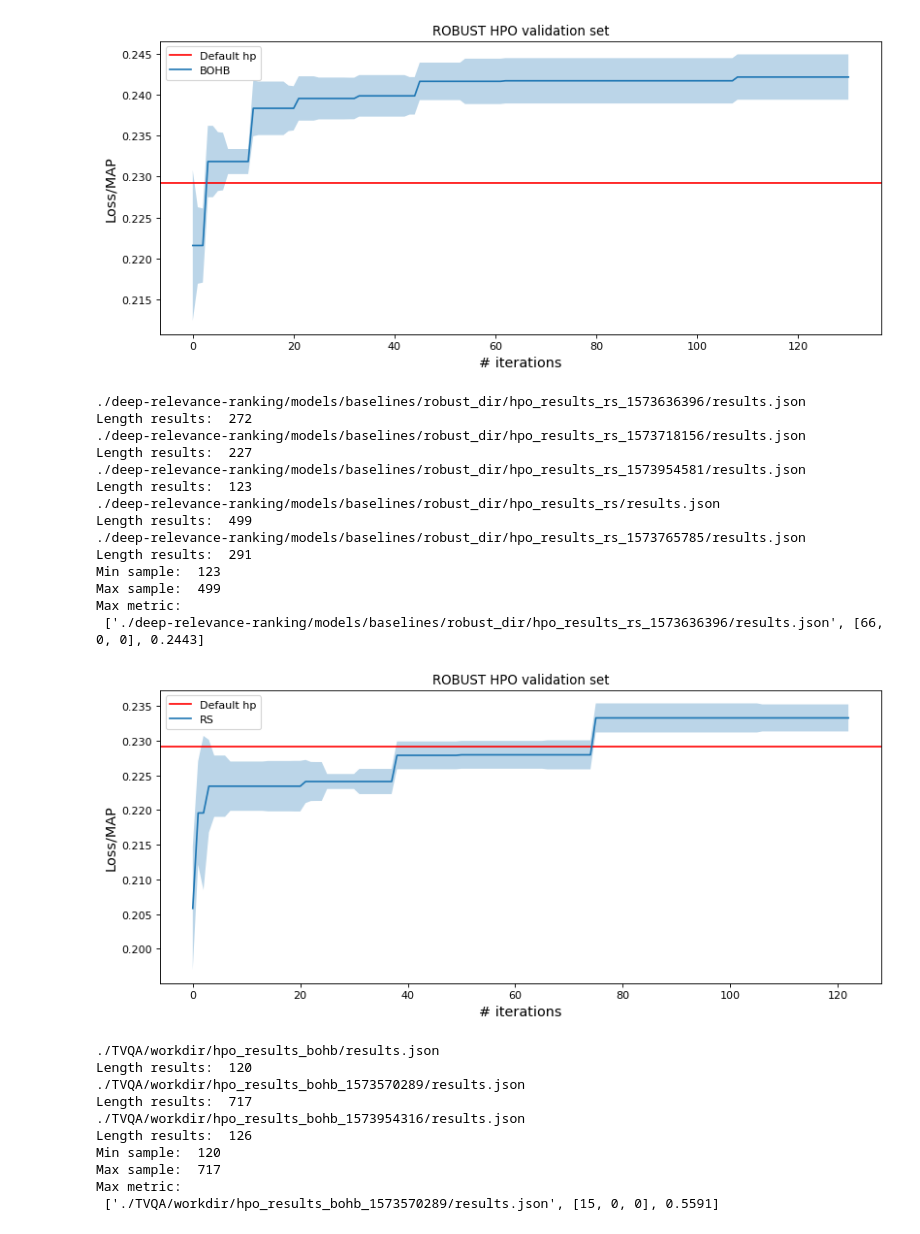
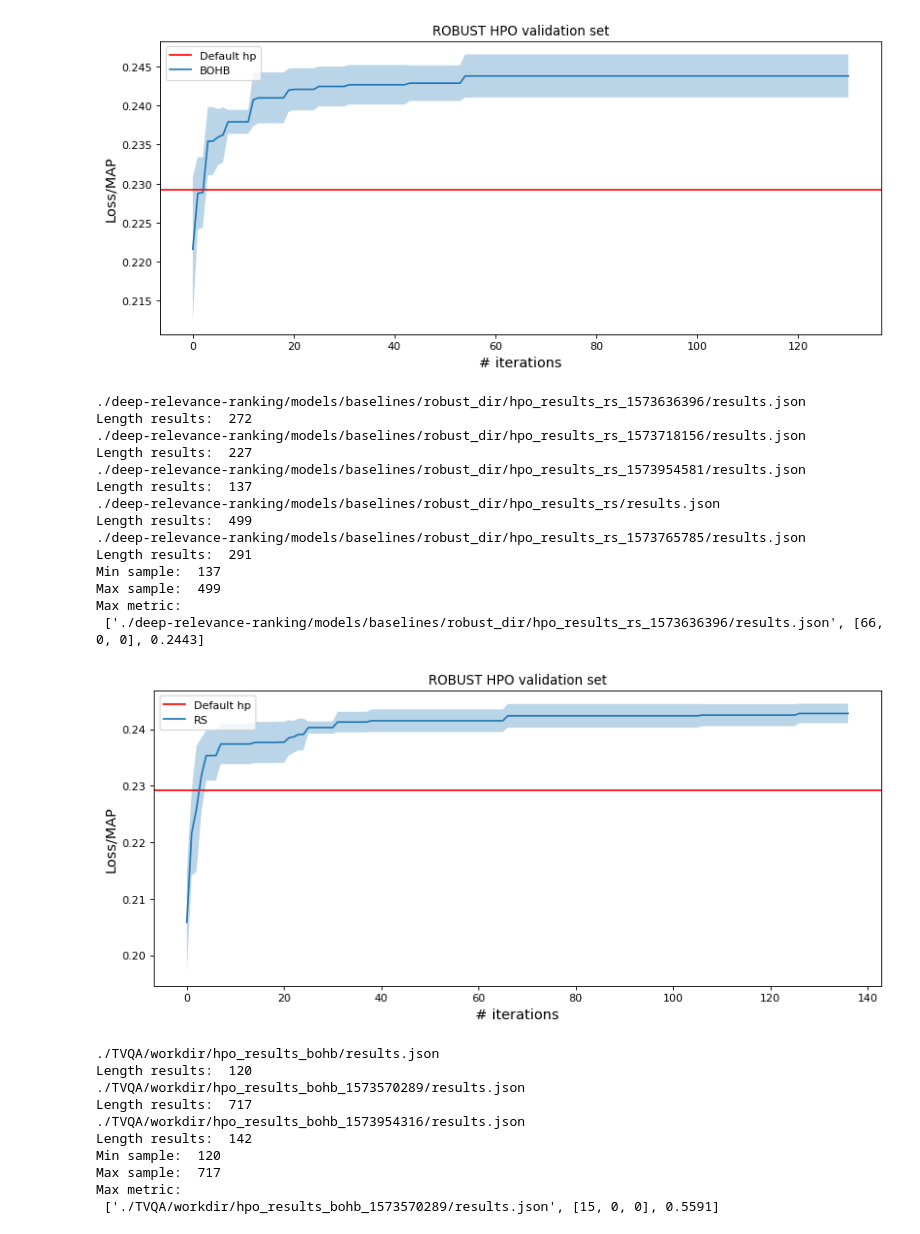
Before and after one commit to fj-morales/deep-relevance-ranking, a Jupyter notebook: models/baselines/HPO_analysis_intermediate.ipynb, the cells around one changed output. Cells and saved outputs as stored; diff of their text form; code cells hidden in the pictures.

Commit message:
HPO plots fixes with avg

```diff
--- a/models/baselines/HPO_analysis_intermediate.ipynb
+++ b/models/baselines/HPO_analysis_intermediate.ipynb
@@ -147,6 +147,9 @@ def get_avg_results(results_files):
             res.append(r_load)
         else:
             print('Do not plot. Too small sample: ', r)
+
+        ## Borrar
+#         print(r_load['loss_data'][0:10])
 
     min_len = min(len(r['loss_data']) for r in res)
     max_len = max(len(r['loss_data']) for r in res)
@@ -169,7 +172,8 @@ def get_avg_results(results_files):
 
     min_losess = [get_min_loss(r['loss_data'][0:min_len]) for r in res]
 
-    min_losess_mean = [np.mean(list(i)) for i in zip(*losess)]
+#     min_losess_mean = [np.mean(list(i)) for i in zip(*losess)]
+    min_losess_mean = [np.mean(list(i)) for i in zip(*min_losess)]
 
     mean_loss = [np.mean(list(i)) for i in zip(*losess)]
 
@@ -178,7 +182,9 @@ def get_avg_results(results_files):
     min_losess_std =  [np.std(list(i)) for i in zip(*min_losess)]
 
 
-    return {'loss_data': mean_loss, # According to the least number of observations
+#     print(min_losess_mean[0:10])
+#     return {'loss_data': mean_loss, # According to the least number of observations
+    return {'loss_data': min_losess_mean, # According to the least number of observations
             'std': std,
             'min_std': min_losess_std,
             'max_metric': max_metric_config,
@@ -195,12 +201,16 @@ workdirs = [
             './deep-relevance-ranking/models/baselines/robust_dir/',
             './TVQA/workdir/'
            ]
-dev_defaults = [0.4371,
+dev_defaults = [
+                0.4371,
                 0.2292,
                 0.51942
                ]
 
-hpo_methods = ['bohb', 'rs']
+hpo_methods = [
+                'bohb',
+                'rs'
+]
 
 for wdir, dev_def in zip(workdirs, dev_defaults):
     for h in hpo_methods:
@@ -223,7 +233,7 @@ for wdir, dev_def in zip(workdirs, dev_defaults):
         avg_res = get_avg_results(results_files)
         n_limit = len(avg_res['loss_data'])
 
-        plot_results(dataset, h, avg_res, default=dev_def, n=0, n_lim=n_limit, time_flag=False, raw_flag=False)
+        plot_results(dataset, h, avg_res, default=dev_def, n=0, n_lim=n_limit, time_flag=False)
 
         # Plot
 
@@ -262,37 +272,37 @@ Max metric:
 ./deep-relevance-ranking/models/baselines/robust_dir/hpo_results_bohb_1573765824/results.json
 Length results:  186
 ./deep-relevance-ranking/models/baselines/robust_dir/hpo_results_bohb/results.json
 Length results:  298
 ./deep-relevance-ranking/models/baselines/robust_dir/hpo_results_bohb_1573636384/results.json
 Length results:  131
 ./deep-relevance-ranking/models/baselines/robust_dir/hpo_results_bohb_1573718146/results.json
 Length results:  177
 Min sample:  131
 Max sample:  298
 Max metric:
  ['./deep-relevance-ranking/models/baselines/robust_dir/hpo_results_bohb/results.json', [18, 0, 0], 0.2465]
-[figure, old version]
+[figure, new version]
 ./deep-relevance-ranking/models/baselines/robust_dir/hpo_results_rs_1573636396/results.json
 Length results:  272
 ./deep-relevance-ranking/models/baselines/robust_dir/hpo_results_rs_1573718156/results.json
 Length results:  227
 ./deep-relevance-ranking/models/baselines/robust_dir/hpo_results_rs_1573954581/results.json
-Length results:  123
+Length results:  137
 ./deep-relevance-ranking/models/baselines/robust_dir/hpo_results_rs/results.json
 Length results:  499
 ./deep-relevance-ranking/models/baselines/robust_dir/hpo_results_rs_1573765785/results.json
 Length results:  291
-Min sample:  123
+Min sample:  137
 Max sample:  499
 Max metric:
  ['./deep-relevance-ranking/models/baselines/robust_dir/hpo_results_rs_1573636396/results.json', [66, 0, 0], 0.2443]
-[figure, old version]
+[figure, new version]
 ./TVQA/workdir/hpo_results_bohb/results.json
 Length results:  120
 ./TVQA/workdir/hpo_results_bohb_1573570289/results.json
 Length results:  717
 ./TVQA/workdir/hpo_results_bohb_1573954316/results.json
-Length results:  126
+Length results:  142
 Min sample:  120
 Max sample:  717
 Max metric:
```
Also changed, not shown: parts of 2 cells of this notebook, 1 other file.
